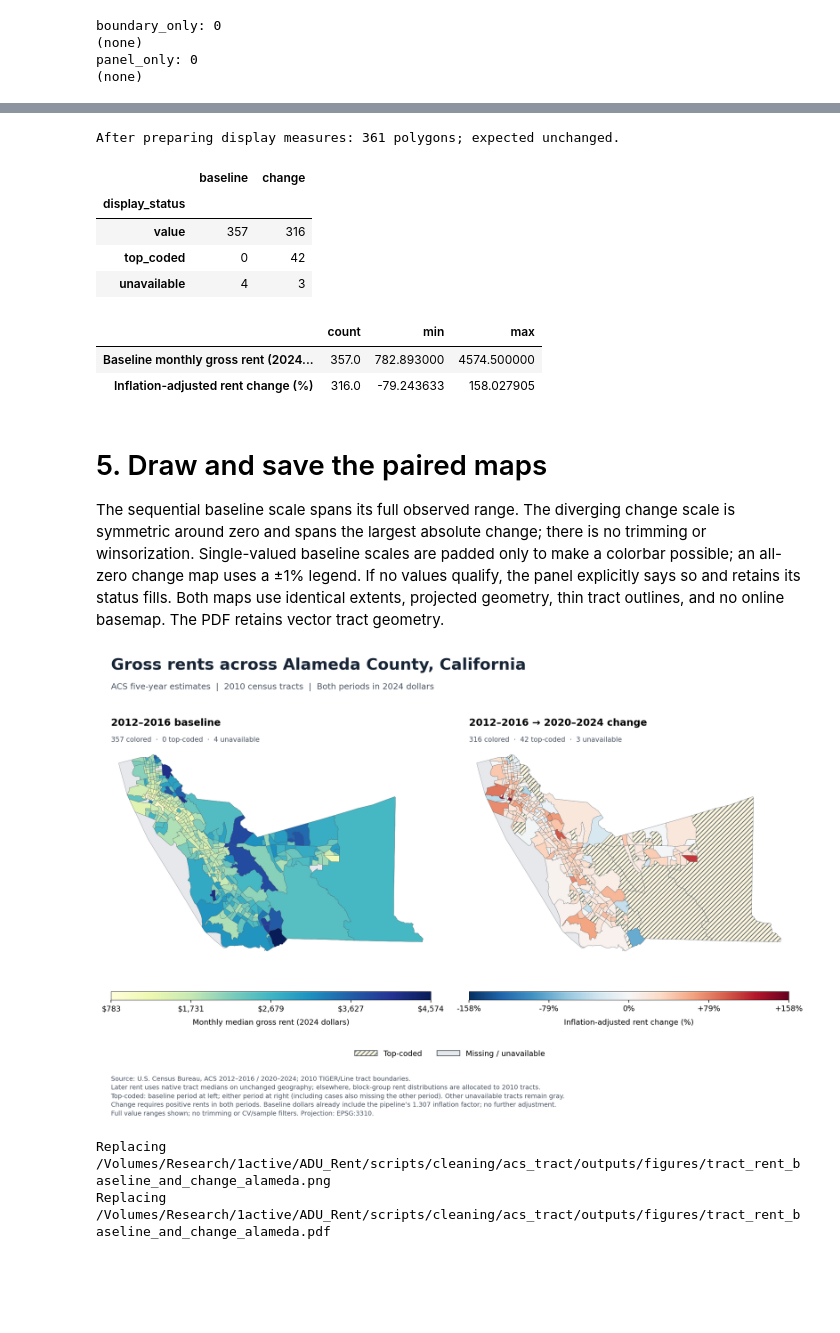
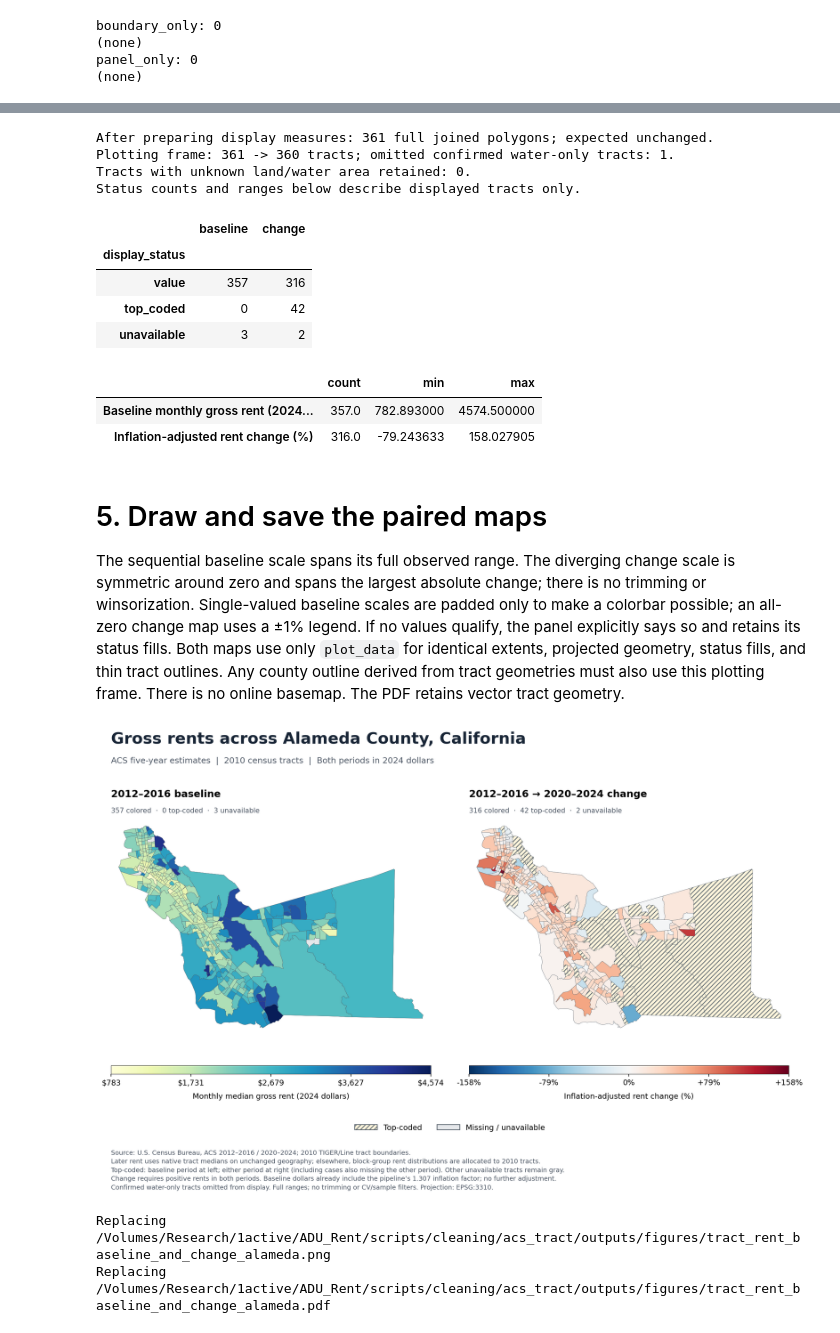
Before and after one commit to jessica-schirmer/acs_tract_rent_panel, a Jupyter notebook: 05_map_tract_rents.ipynb, the cells around one changed output, grey strips where cells are left out. Saved outputs shown, nothing was run; the diff lists cells and outputs as text; code cells hidden in the pictures; blank space fills up the shorter version.

```diff
--- a/05_map_tract_rents.ipynb
+++ b/05_map_tract_rents.ipynb
@@ -224,7 +240,17 @@ confirmed top-code flag. Status counts below include **every boundary polygon**.
 # %%
 mapped = prepare_map_measures(mapped)
-status_counts, plotted_ranges = display_summary(mapped)
-print(f'After preparing display measures: {len(mapped):,} polygons; expected unchanged.')
+known_area = mapped[['ALAND10', 'AWATER10']].notna().all(axis=1)
+confirmed_water_only = (
+    known_area & mapped['ALAND10'].eq(0) & mapped['AWATER10'].gt(0)
+).fillna(False)
+plot_data = mapped.loc[~confirmed_water_only].copy()
+omitted_water_only_count = int(confirmed_water_only.sum())
+status_counts, plotted_ranges = display_summary(plot_data)
+print(f'After preparing display measures: {len(mapped):,} full joined polygons; expected unchanged.')
+print(f'Plotting frame: {len(mapped):,} -> {len(plot_data):,} tracts; '
+      f'omitted confirmed water-only tracts: {omitted_water_only_count:,}.')
+print(f'Tracts with unknown land/water area retained: {int((~known_area).sum()):,}.')
+print('Status counts and ranges below describe displayed tracts only.')
 display(status_counts)
 display(plotted_ranges.rename(index={
     'baseline_rent': 'Baseline monthly gross rent (2024 dollars)',
@@ -235,12 +261,15 @@ assert np.allclose(mapped.loc[valid_change, 'rent_change_pct'],
                    100 * (mapped.loc[valid_change, 'interp_rentPOST'] - 1),
                    rtol=1e-10, atol=1e-10)
 # %% [output]
-After preparing display measures: 361 polygons; expected unchanged.
+After preparing display measures: 361 full joined polygons; expected unchanged.
+Plotting frame: 361 -> 360 tracts; omitted confirmed water-only tracts: 1.
+Tracts with unknown land/water area retained: 0.
+Status counts and ranges below describe displayed tracts only.
 |  | baseline | change |
 | display_status |  |  |
 | value | 357 | 316 |
 | top_coded | 0 | 42 |
-| unavailable | 4 | 3 |
+| unavailable | 3 | 2 |
 |  | count | min | max |
 | Baseline monthly gross rent (2024... | 357.0 | 782.893000 | 4574.500000 |
 | Inflation-adjusted rent change (%) | 316.0 | -79.243633 | 158.027905 |
@@ -252,17 +281,19 @@ change scale is symmetric around zero and spans the largest absolute change;
 there is no trimming or winsorization. Single-valued baseline scales are padded
 only to make a colorbar possible; an all-zero change map uses a ±1% legend.
 If no values qualify, the panel explicitly says so and retains its status fills.
-Both maps use identical extents, projected geometry, thin tract outlines, and
-no online basemap. The PDF retains vector tract geometry.
+Both maps use only `plot_data` for identical extents, projected geometry,
+status fills, and thin tract outlines. Any county outline derived from tract
+geometries must also use this plotting frame. There is no online basemap.
+The PDF retains vector tract geometry.
 # %%
-fig, map_axes = draw_paired_maps(mapped, f'{county_name} County, California')
+fig, map_axes = draw_paired_maps(plot_data, f'{county_name} County, California')
 assert map_axes[0].get_xlim() == map_axes[1].get_xlim()
 assert map_axes[0].get_ylim() == map_axes[1].get_ylim()
 display(fig)
 export_paths = save_paired_figure(fig, output_stem, overwrite=overwrite_figures)
 plt.close(fig)
 # %% [output]
-[figure, old version]
+[figure, new version]
 Replacing /Volumes/Research/1active/ADU_Rent/scripts/cleaning/acs_tract/outputs/figures/tract_rent_baseline_and_change_alameda.png
 Replacing /Volumes/Research/1active/ADU_Rent/scripts/cleaning/acs_tract/outputs/figures/tract_rent_baseline_and_change_alameda.pdf
 # %% [markdown]
```
Also changed, not shown: parts of 6 cells of this notebook, 8 other files.
